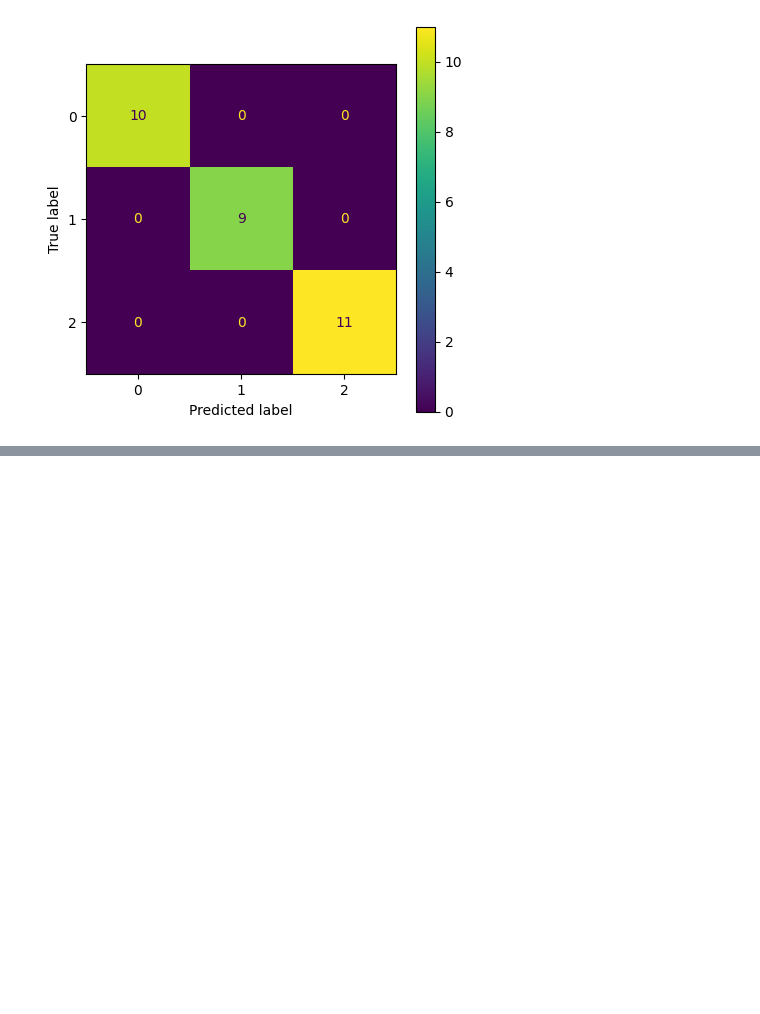
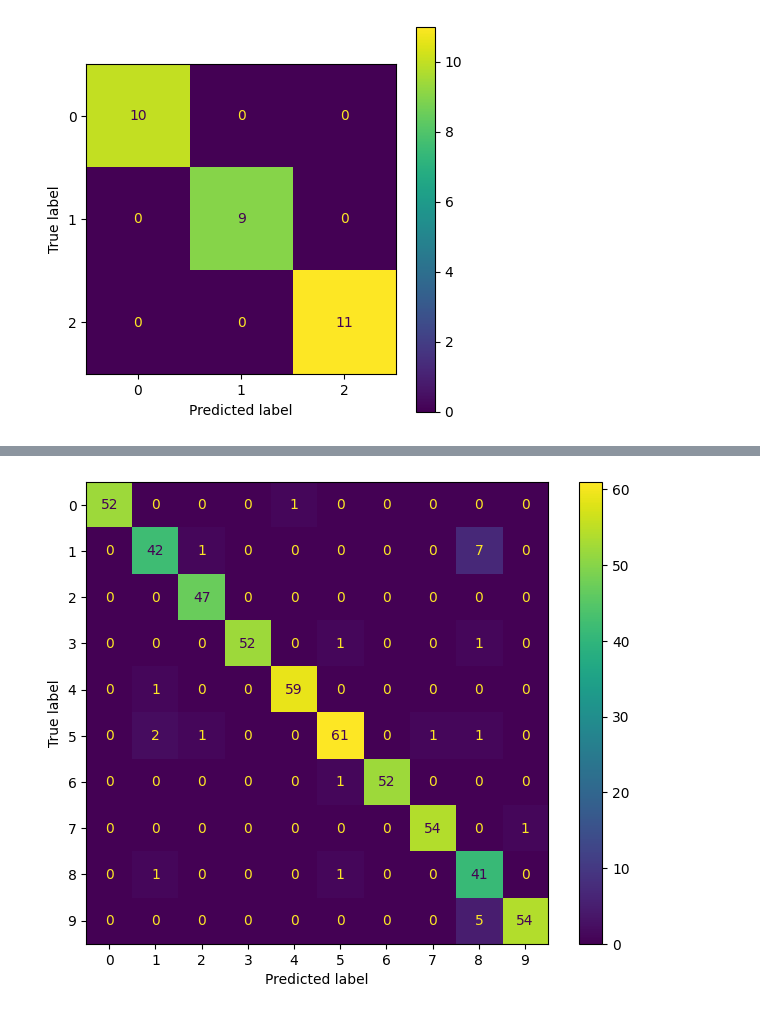
Before and after one commit to Ravindu-Kalhara/Machine-Learning-and-Neural-Computation-Lab, a Jupyter notebook: Logistic-Regression.ipynb, the cells around one changed output, grey strips where cells are left out. Drawn from its saved outputs; the diff is of its cells as text; code cells hidden in the pictures; blank space fills up the shorter version.

```diff
--- a/Logistic-Regression.ipynb
+++ b/Logistic-Regression.ipynb
@@ -219,0 +243,9 @@ disp.figure_.set_size_inches(w=5, h=5)
+# %%
+X = digits_dataset.data
+y = digits_dataset.target
+
+X_train, X_test, y_train, y_test = train_test_split(X, y, test_size=0.3, random_state=42)
+# %%
+logistic_reg = LogisticRegression(multi_class="ovr")
+
+logistic_reg.fit(X_train, y_train)
@@ -219,0 +281,8 @@ disp.figure_.set_size_inches(w=5, h=5)
+# %%
+cm = confusion_matrix(y_test, logistic_reg.predict(X_test), labels=digits_dataset.target_names)
+
+disp = ConfusionMatrixDisplay(confusion_matrix=cm)
+disp.plot()
+disp.figure_.set_size_inches(w=8, h=6)
+# %% [output]
+[figure, added]
```
Also changed, not shown: parts of 8 cells of this notebook.
